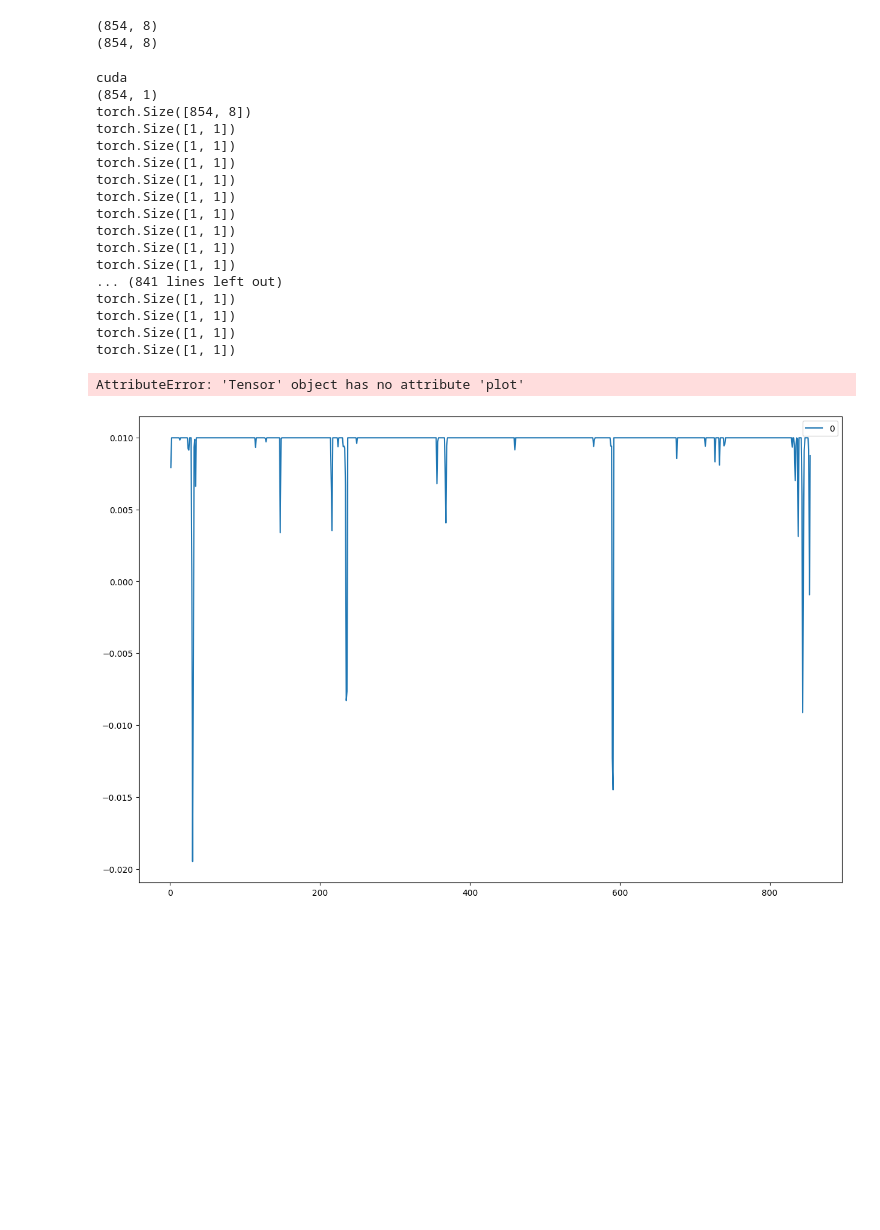
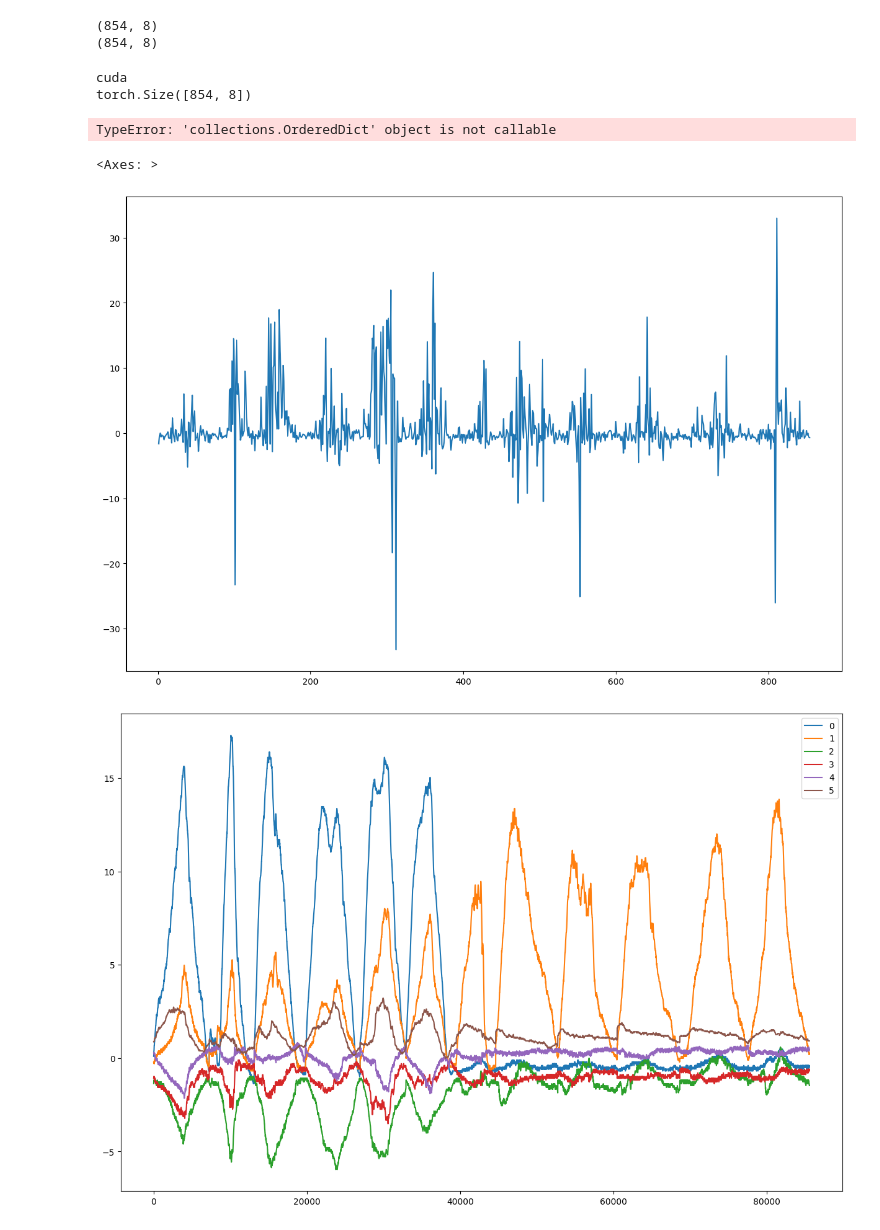
Before and after one commit to HisenXu99/EMG, a Jupyter notebook: reconstruction/test.ipynb, the cells around one changed output. Saved outputs shown, nothing was run; the diff lists cells and outputs as text; code cells hidden in the pictures; blank space fills up the shorter version.

```diff
--- a/reconstruction/test.ipynb
+++ b/reconstruction/test.ipynb
@@ -47,34 +70,29 @@ device = torch.device("cuda" if torch.cuda.is_available() else "cpu")
 print(device)
 model = MyModel(8, 1)
 model.to(device)
-model.load_state_dict(torch.load('model_31-13:34.pth'))
+model.load_state_dict(torch.load('model_01-04:53-b32.pth'))
+# checkpoint = torch.load('model_01-04:53-b32.pth')
+# model.load_state_dict(checkpoint['net'])
 x = feature.time_features_matrix.astype(np.float32)
 x = torch.tensor(x).to(device)
 y_c1 = y[:,0,None].astype(np.float32)
-print(y_c1.shape)
 y_c1 = torch.tensor(y_c1).to(device)
+# y = y.astype(np.float32)
+# y = torch.tensor(y).to(device)
 res = result(model, x, y_c1)
+# pd.DataFrame(y)[:].plot(figsize=(15,10))
 
-
-res[:].plot(figsize=(15,10))
-y_c1[:].plot(figsize=(15,10))
+res[:0].plot(figsize=(15,10))
+data.force_signal[:].plot(figsize = (15,10))
 # %% [output]
 cuda
-(854, 1)
 torch.Size([854, 8])
-torch.Size([1, 1])
-torch.Size([1, 1])
-torch.Size([1, 1])
-torch.Size([1, 1])
-torch.Size([1, 1])
-torch.Size([1, 1])
-torch.Size([1, 1])
-torch.Size([1, 1])
-torch.Size([1, 1])
-... (841 lines left out)
-torch.Size([1, 1])
-torch.Size([1, 1])
-torch.Size([1, 1])
-torch.Size([1, 1])
-AttributeError: 'Tensor' object has no attribute 'plot'
+TypeError: 'collections.OrderedDict' object is not callable
-[figure, removed]
+# %%
+res.iloc[:,0].plot(figsize=(15,10))
+res.plot(figsize=(15,10))
+data.force_signal[:].plot(figsize = (15,10))
+# %% [output]
+<Axes: >
+[figure, added]
+[figure, added]
```
Also changed, not shown: parts of 2 cells of this notebook, 31 other files.
